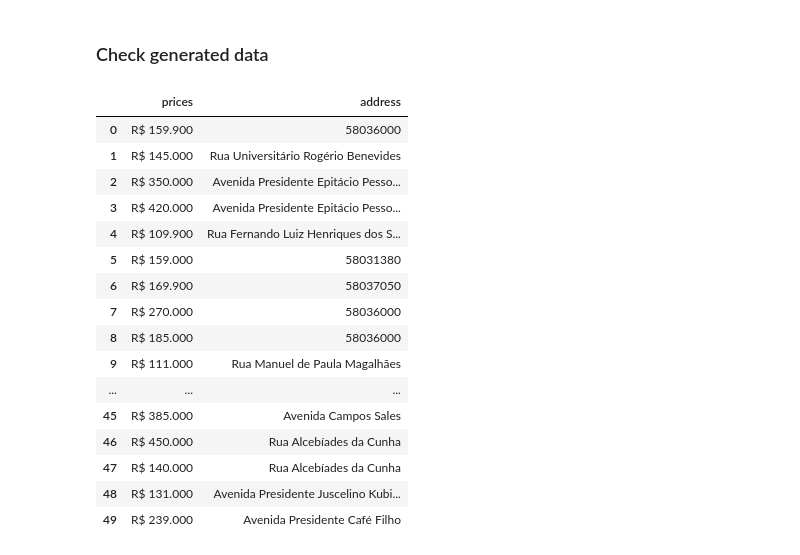
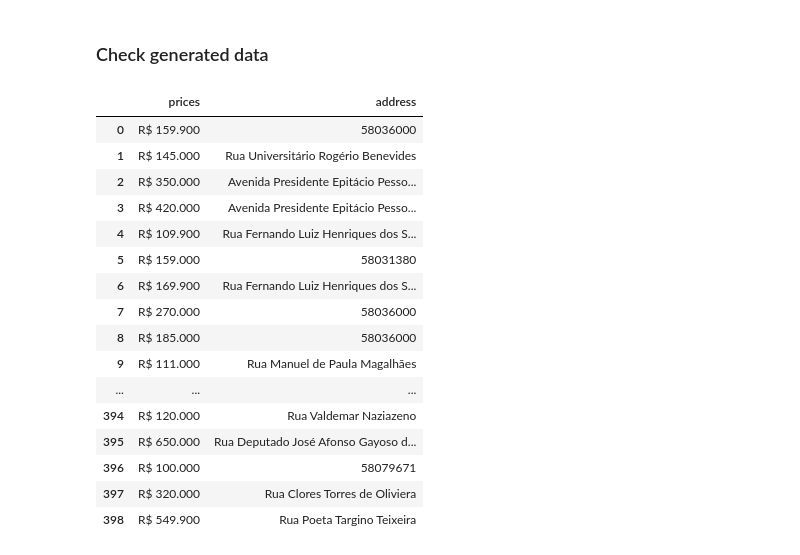
Before and after one commit to joabgeotec/bs_olx, a Jupyter notebook: webscraper_olx.ipynb, the cells around one changed output. Saved outputs shown, nothing was run; the diff lists cells and outputs as text; code cells hidden in the pictures.

```diff
--- a/webscraper_olx.ipynb
+++ b/webscraper_olx.ipynb
@@ -127,25 +145,27 @@ import pandas as pd
 # %%
 imoveis_dt = pd.DataFrame()
 
 imoveis_dt["prices"] = prices
 imoveis_dt["address"] = addresses
 
+pd.set_option("max_rows", None)
+
 imoveis_dt
 # %% [output]
 |  | prices | address |
 | 0 | R$ 159.900 | 58036000 |
 | 1 | R$ 145.000 | Rua Universitário Rogério Benevides |
 | 2 | R$ 350.000 | Avenida Presidente Epitácio Pesso... |
 | 3 | R$ 420.000 | Avenida Presidente Epitácio Pesso... |
 | 4 | R$ 109.900 | Rua Fernando Luiz Henriques dos S... |
 | 5 | R$ 159.000 | 58031380 |
-| 6 | R$ 169.900 | 58037050 |
+| 6 | R$ 169.900 | Rua Fernando Luiz Henriques dos S... |
 | 7 | R$ 270.000 | 58036000 |
 | 8 | R$ 185.000 | 58036000 |
 | 9 | R$ 111.000 | Rua Manuel de Paula Magalhães |
 | ... | ... | ... |
-| 45 | R$ 385.000 | Avenida Campos Sales |
-| 46 | R$ 450.000 | Rua Alcebíades da Cunha |
-| 47 | R$ 140.000 | Rua Alcebíades da Cunha |
-| 48 | R$ 131.000 | Avenida Presidente Juscelino Kubi... |
-| 49 | R$ 239.000 | Avenida Presidente Café Filho |
+| 394 | R$ 120.000 | Rua Valdemar Naziazeno |
+| 395 | R$ 650.000 | Rua Deputado José Afonso Gayoso d... |
+| 396 | R$ 100.000 | 58079671 |
+| 397 | R$ 320.000 | Rua Clores Torres de Oliviera |
+| 398 | R$ 549.900 | Rua Poeta Targino Teixeira |
```
Also changed, not shown: parts of 2 cells of this notebook.
